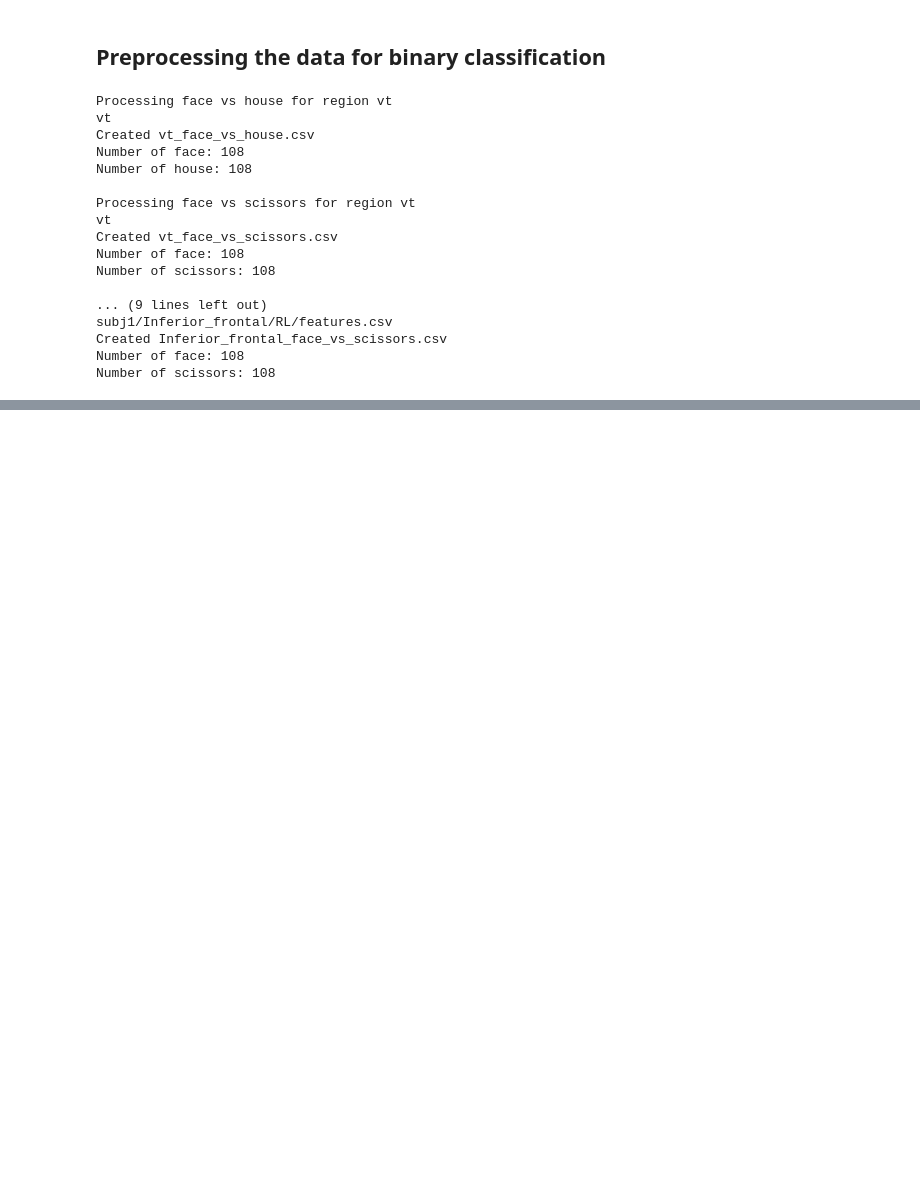
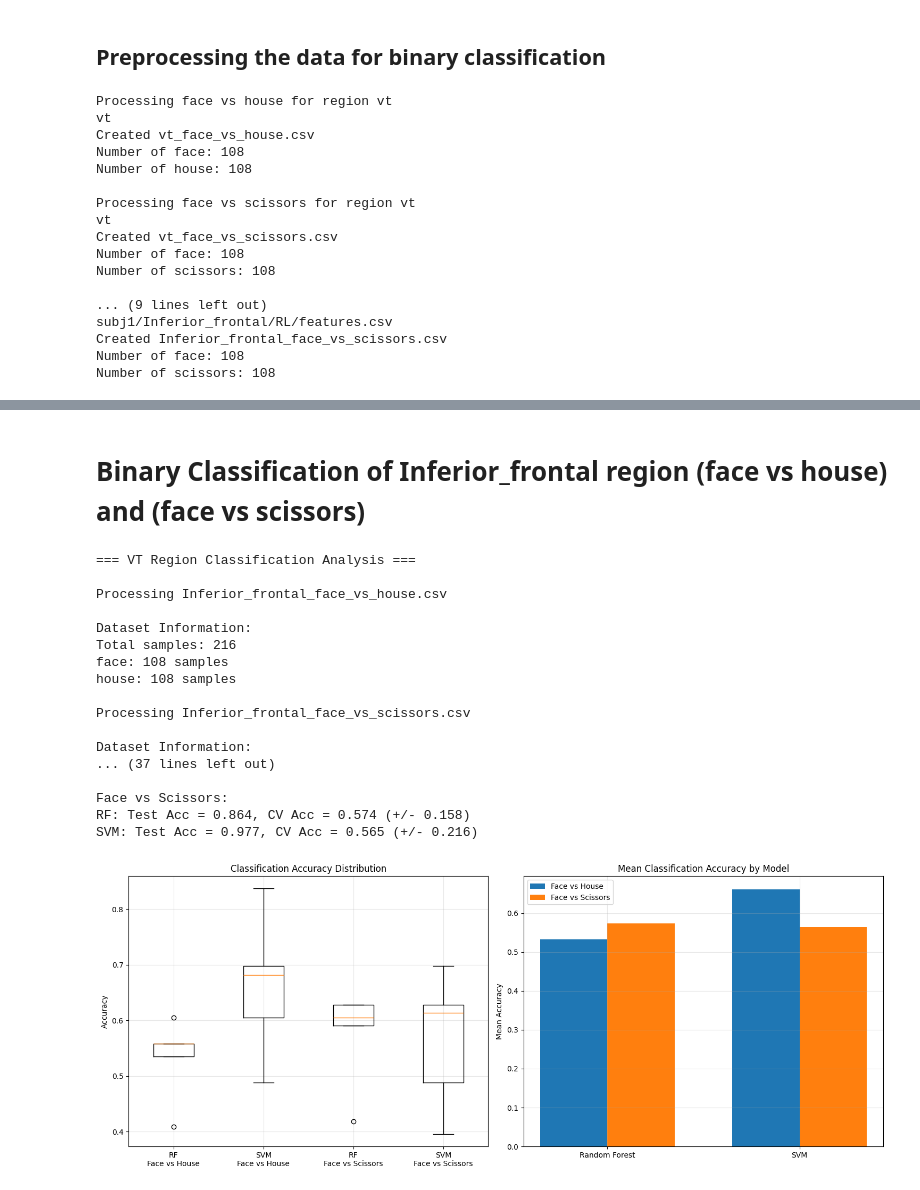
Before and after one commit to shaoncvit/Cog_Science_AI, a Jupyter notebook: assign_1/assign1.ipynb, the cells around one changed output, grey strips where cells are left out. Cells and saved outputs as stored; diff of their text form; code cells hidden in the pictures; blank space fills up the shorter version.

```diff
--- a/assign_1/assign1.ipynb
+++ b/assign_1/assign1.ipynb
@@ -151,0 +340,25 @@ Number of scissors: 108
+# %% [markdown]
+# Binary Classification of Inferior_frontal region (face vs house) and (face vs scissors)
+# %%
+inferior_face_house = "Inferior_frontal_face_vs_house.csv"
+inferior_face_scissors = "Inferior_frontal_face_vs_scissors.csv"
+run(inferior_face_house, inferior_face_scissors)
+# %% [output]
+=== VT Region Classification Analysis ===
+
+Processing Inferior_frontal_face_vs_house.csv
+
+Dataset Information:
+Total samples: 216
+face: 108 samples
+house: 108 samples
+
+Processing Inferior_frontal_face_vs_scissors.csv
+
+Dataset Information:
+... (37 lines left out)
+
+Face vs Scissors:
+RF: Test Acc = 0.864, CV Acc = 0.574 (+/- 0.158)
+SVM: Test Acc = 0.977, CV Acc = 0.565 (+/- 0.216)
+[figure, added]
```
Also changed, not shown: parts of 7 cells of this notebook.
